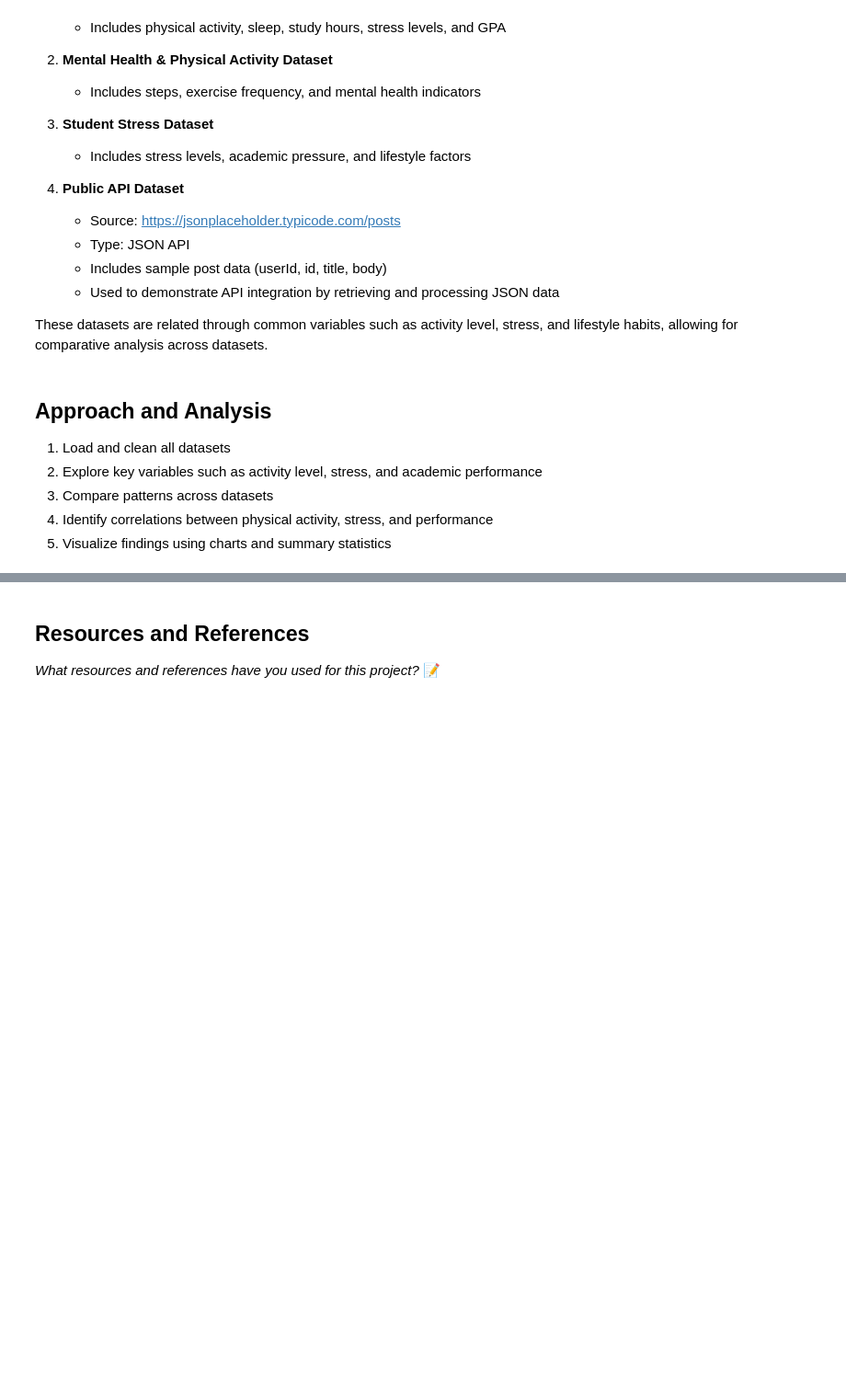
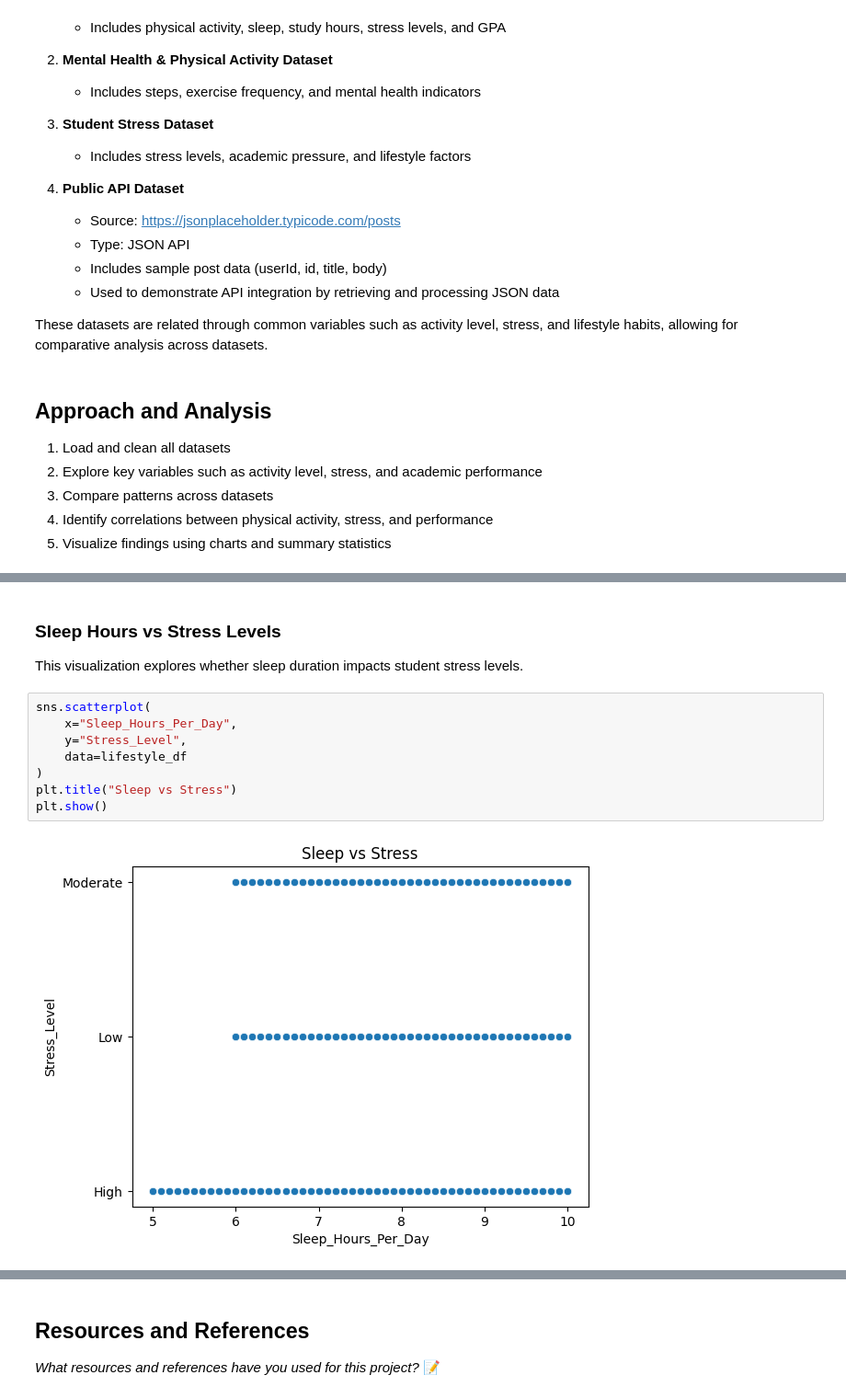
Before and after one commit to IT4063C-Spring26/final-project-orozovgr, a Jupyter notebook: source.ipynb, the cells around one changed output, grey strips where cells are left out. Shown at 92% size. Drawn from its saved outputs; the diff is of its cells as text; blank space fills up the shorter version.

```diff
--- a/source.ipynb
+++ b/source.ipynb
@@ -74,0 +199,14 @@ print("API loaded:", list(api_data.keys()))
+# %% [markdown]
+### Sleep Hours vs Stress Levels
+
+This visualization explores whether sleep duration impacts student stress levels.
+# %%
+sns.scatterplot(
+    x="Sleep_Hours_Per_Day",
+    y="Stress_Level",
+    data=lifestyle_df
+)
+plt.title("Sleep vs Stress")
+plt.show()
+# %% [output]
+[figure, added]
```
Also changed, not shown: parts of 27 cells of this notebook, 1 other file.
